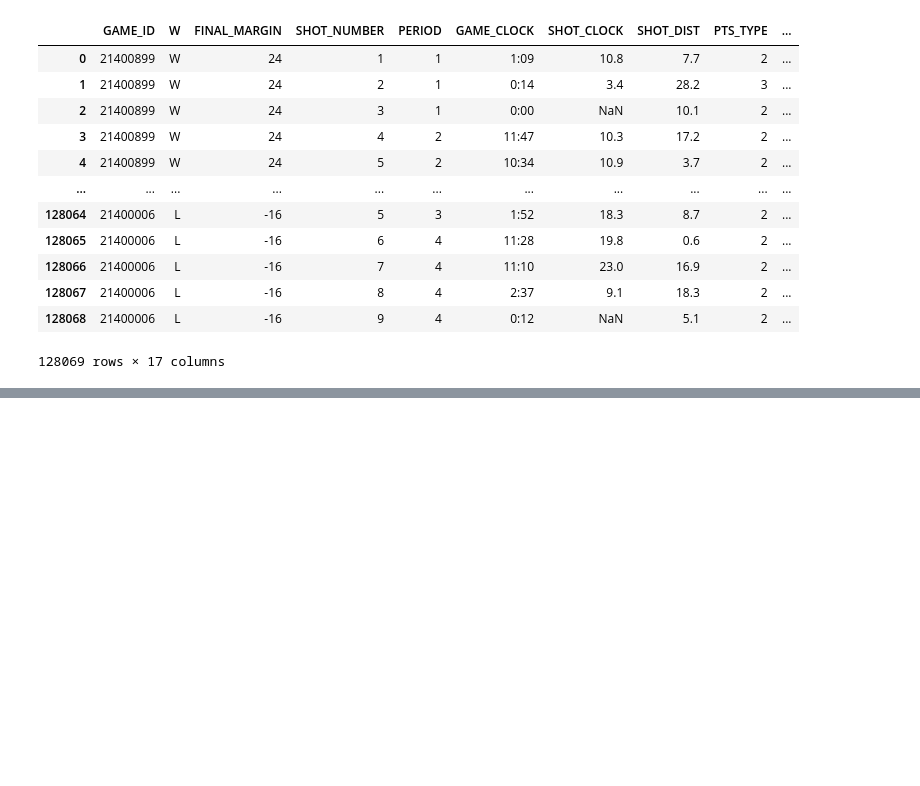
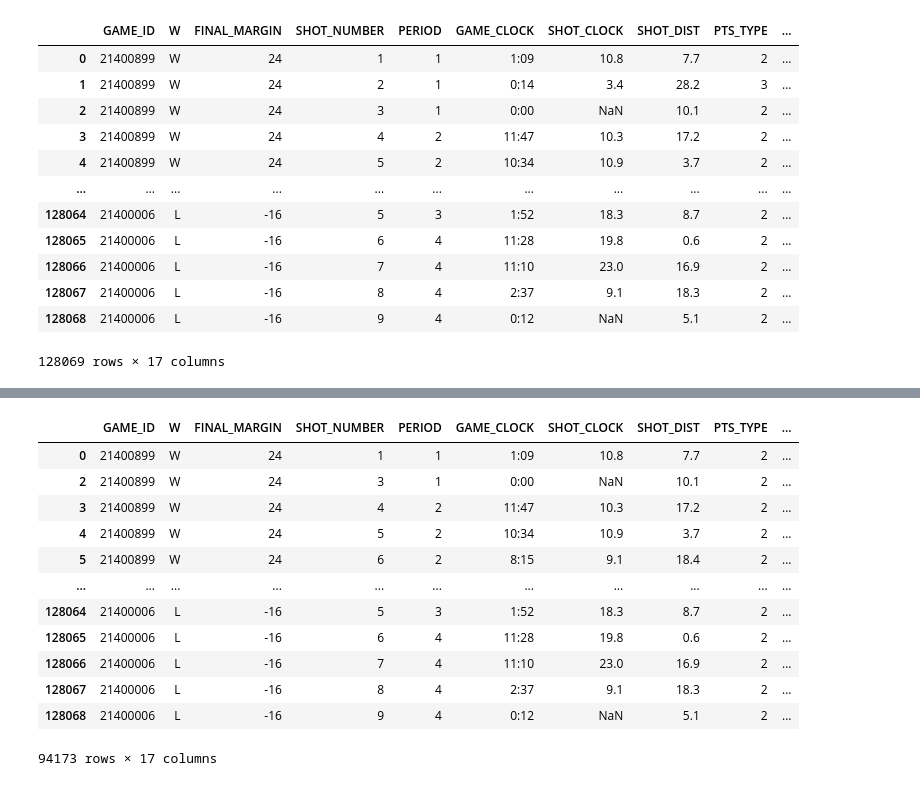
Before and after one commit to briennecole/NBA_Shot_Analysis, a Jupyter notebook: NBA_exploratory_analysis_Pete.ipynb, the cells around one changed output, grey strips where cells are left out. Drawn from its saved outputs; the diff is of its cells as text; code cells hidden in the pictures; blank space fills up the shorter version.

```diff
--- a/NBA_exploratory_analysis_Pete.ipynb
+++ b/NBA_exploratory_analysis_Pete.ipynb
@@ -111,19 +111,18 @@ GAME_CLOCK_SECONDS              int32
 dtype: object
 # %%
+# to_clean= cleaned_df["GAME_CLOCK"].str.split(":",expand=True).astype(int)
+# cleaned_df["GAME_CLOCK_SECONDS"]=to_clean[0]*60 + to_clean[1]
+# counter= 0
+# cleaned_df["TOTAL_TIME_SECONDS"] = ""
+# for index,rows in cleaned_df.iterrows():
+#     multiplier= 0
+#     if rows["PERIOD"] == 1:
+#         multiplier= 36*60
+#     elif rows["PERIOD"] == 2:
+#         multiplier= 24*60
+#     elif rows["PERIOD"] == 3:
+#         multiplier= 12*60
+#     cleaned_df.loc[index,["TOTAL_TIME_SECONDS"]]=multiplier+cleaned_df["GAME_CLOCK_SECONDS"][index]
 
-
-to_clean= cleaned_df["GAME_CLOCK"].str.split(":",expand=True).astype(int)
-cleaned_df["GAME_CLOCK_SECONDS"]=to_clean[0]*60 + to_clean[1]
-counter= 0
-for index,rows in cleaned_df.iterrows():
-    multiplier= 0
-    if rows["PERIOD"] == 1:
-        multiplier= 36*60
-    elif rows["PERIOD"] == 2:
-        multiplier= 24*60
-    elif rows["PERIOD"] == 3:
-        multiplier= 12*60
-    cleaned_df.loc[index,["TOTAL_TIME_SECONDS"]]=multiplier+cleaned_df["GAME_CLOCK_SECONDS"][index]
-
-cleaned_df
+# cleaned_df.head()
 # %% [output]
@@ -149,0 +236,16 @@ two_pointer = cleaned_df.loc[cleaned_df["PTS_TYPE"] <= 2]
+# %%
+two_pointer
+# %% [output]
+|  | GAME_ID | W | FINAL_MARGIN | SHOT_NUMBER | PERIOD | GAME_CLOCK | SHOT_CLOCK | SHOT_DIST | PTS_TYPE | ... |
+| 0 | 21400899 | W | 24 | 1 | 1 | 1:09 | 10.8 | 7.7 | 2 | ... |
+| 2 | 21400899 | W | 24 | 3 | 1 | 0:00 | NaN | 10.1 | 2 | ... |
+| 3 | 21400899 | W | 24 | 4 | 2 | 11:47 | 10.3 | 17.2 | 2 | ... |
+| 4 | 21400899 | W | 24 | 5 | 2 | 10:34 | 10.9 | 3.7 | 2 | ... |
+| 5 | 21400899 | W | 24 | 6 | 2 | 8:15 | 9.1 | 18.4 | 2 | ... |
+| ... | ... | ... | ... | ... | ... | ... | ... | ... | ... | ... |
+| 128064 | 21400006 | L | -16 | 5 | 3 | 1:52 | 18.3 | 8.7 | 2 | ... |
+| 128065 | 21400006 | L | -16 | 6 | 4 | 11:28 | 19.8 | 0.6 | 2 | ... |
+| 128066 | 21400006 | L | -16 | 7 | 4 | 11:10 | 23.0 | 16.9 | 2 | ... |
+| 128067 | 21400006 | L | -16 | 8 | 4 | 2:37 | 9.1 | 18.3 | 2 | ... |
+| 128068 | 21400006 | L | -16 | 9 | 4 | 0:12 | NaN | 5.1 | 2 | ... |
+94173 rows × 17 columns
```
Also changed, not shown: parts of 14 cells of this notebook.
